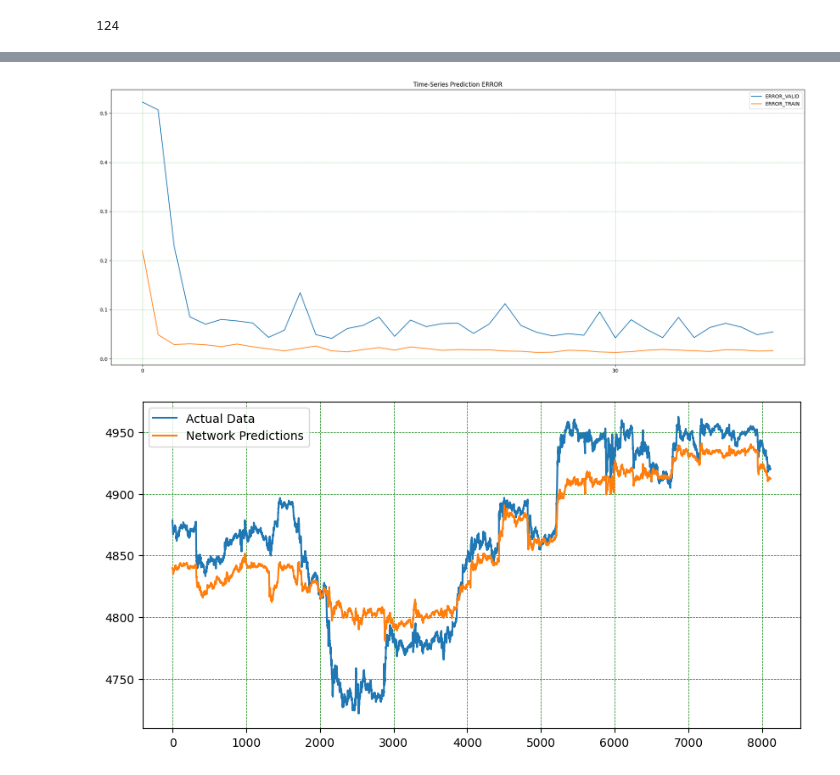
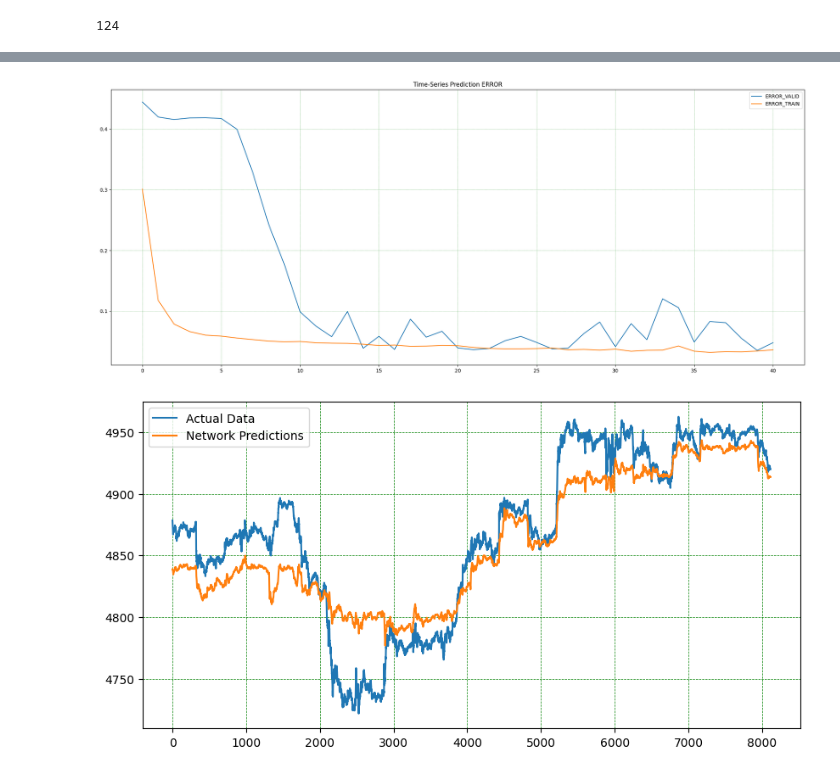
Before and after one commit to mohsenmolaei/seriesnet_based, a Jupyter notebook: seriesNet.ipynb, the cells around one changed output, grey strips where cells are left out. Saved outputs shown, nothing was run; the diff lists cells and outputs as text; code cells hidden in the pictures.

```diff
--- a/seriesNet.ipynb
+++ b/seriesNet.ipynb
@@ -323,7 +321,7 @@ def split_sequences(input_sequences, condition_seq, output_sequence, n_steps_in,
 
 
 x_shape = 60
-y_shape = 5
+y_shape = 7
 # Train data
 X_ss, C_ss, y_mm = split_sequences(X_trans, c_trans, y_trans, x_shape, y_shape)
 print(X_ss.shape, C_ss.shape, y_mm.shape)
@@ -548,7 +546,7 @@ num_inputs = X_train_tensors_final.shape[1]
 dilation_c = 2
 kernel_size_EN = 4
 kernel_size_DE = 4
-hidden_size_lstm =20
+hidden_size_lstm =15
 
 num_levels_en = 5
 num_levels_de = 5
@@ -560,12 +558,12 @@ output_num = y_train_tensors.shape[1]
 
 lr_decay_epoch = 49
 learning_rate = 0.001
-weight_decay = 0.0001
-batch_size = 1000
+weight_decay = 0.01
+batch_size = 2000
 loss_fn = NRMSELoss #SMAPELoss #MAPELoss #NRMSELoss #rmspe #RMSELoss
 # ANN model
 myModel = TSASeriesNet.ANNmodel(num_inputs, features_c, features, output_num, num_levels_en,num_levels_de, kernel_size_EN, kernel_size_DE, dilation_c, hidden_size_lstm, num_layers_lstm, num_layers_gru ).to(device)
-optimiser = torch.optim.Adam(myModel.parameters(),weight_decay=weight_decay)#, lr=learning_rate)#, eps=1e-08)#
+optimiser = torch.optim.Adam(myModel.parameters())#,weight_decay=weight_decay)#, lr=learning_rate)#, eps=1e-08)#
 
 loss_train_show ,loss_valid_show , best_valid_loss , best_epoch= training_loop(n_epochs=n_epochs,
                                   learning_rate = learning_rate,
@@ -719,15 +717,15 @@ plt.show()
 # %%
 plt.figure(figsize=(25,10)) #plotting
 plt.plot(loss_valid_show, label='ERROR_VALID')
 plt.plot(loss_train_show, label='ERROR_TRAIN')
 plt.title('Time-Series Prediction ERROR')
 plt.grid(color='g', linestyle=':', linewidth=0.5)
-plt.xticks(range(0,n_epochs+1,30))
+plt.xticks(range(0,n_epochs+1,5))
 plt.legend()
 plt.show()
 # print(loss_show)
 # %% [output]
-[figure, old version]
+[figure, new version]
 # %%
 plt.figure(figsize=(10,5)) #plotting
 with torch.no_grad():
@@ -746,7 +744,7 @@ plt.plot(first_day_test_predict, label="Network Predictions")
 plt.legend()
 plt.show()
 # %% [output]
-[figure, old version]
+[figure, new version]
 # %%
 # %load_ext tensorboard
 # %tensorboard --logdir logs
```
Also changed, not shown: parts of 7 cells of this notebook.
